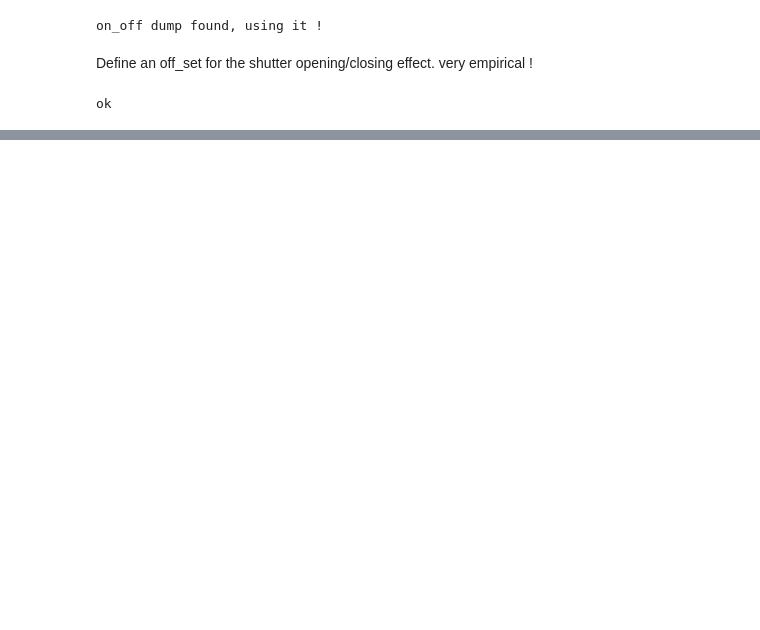
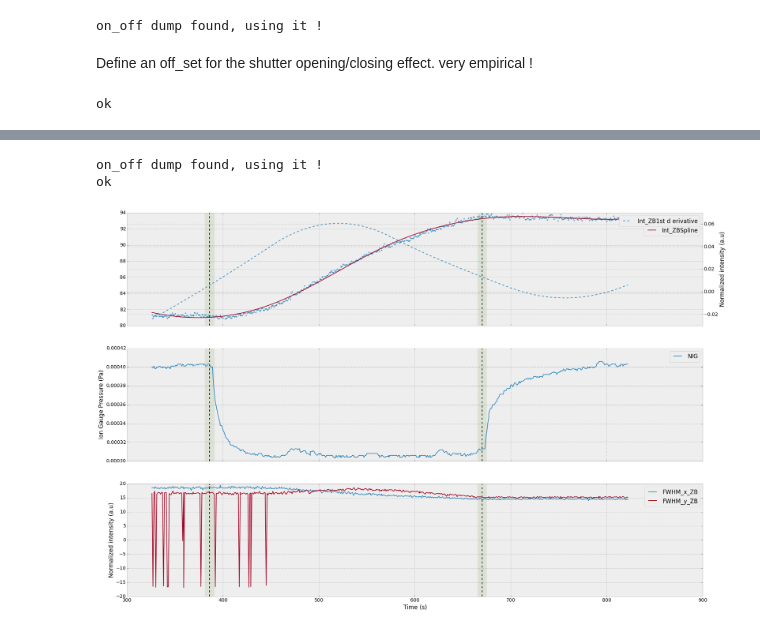
Before and after one commit to giulioungaretti/SPring8, a Jupyter notebook: 0799-Time1a.ipynb, the cells around one changed output, grey strips where cells are left out. Drawn from its saved outputs; the diff is of its cells as text; code cells hidden in the pictures; blank space fills up the shorter version.

```diff
--- a/0799-Time1a.ipynb
+++ b/0799-Time1a.ipynb
@@ -212,0 +240,6 @@ ok
+# %%
+fig = do(data, 'ZB', parameters_dict,name)
+# %% [output]
+on_off dump found, using it !
+ok
+[figure, added]
```
Also changed, not shown: parts of 14 cells of this notebook, 14 other files.
